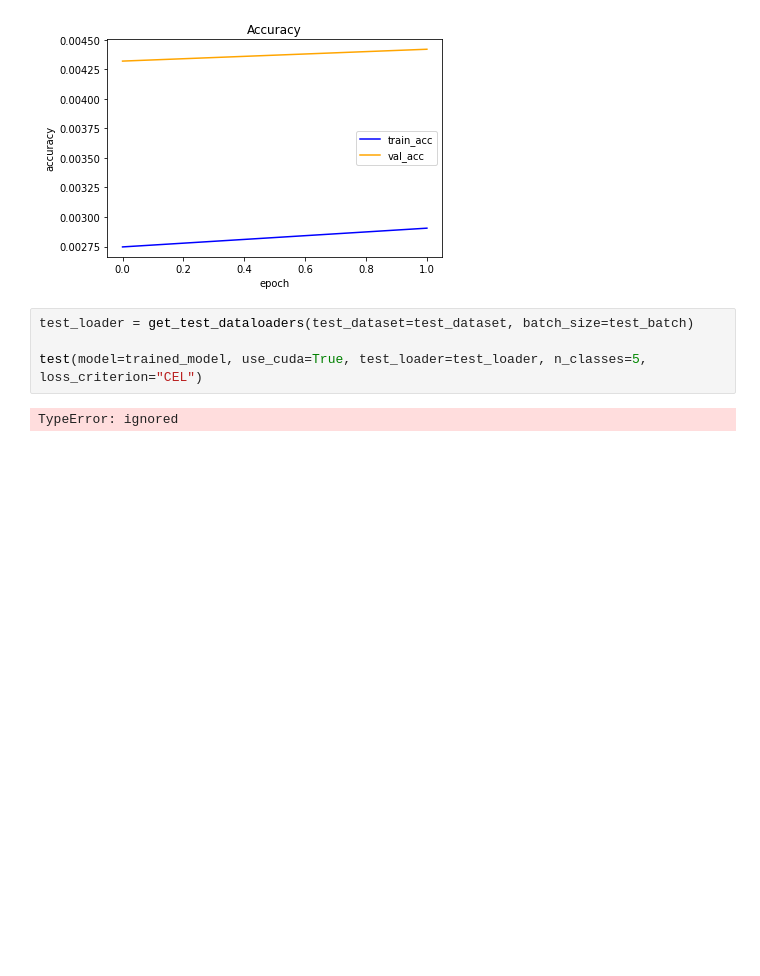
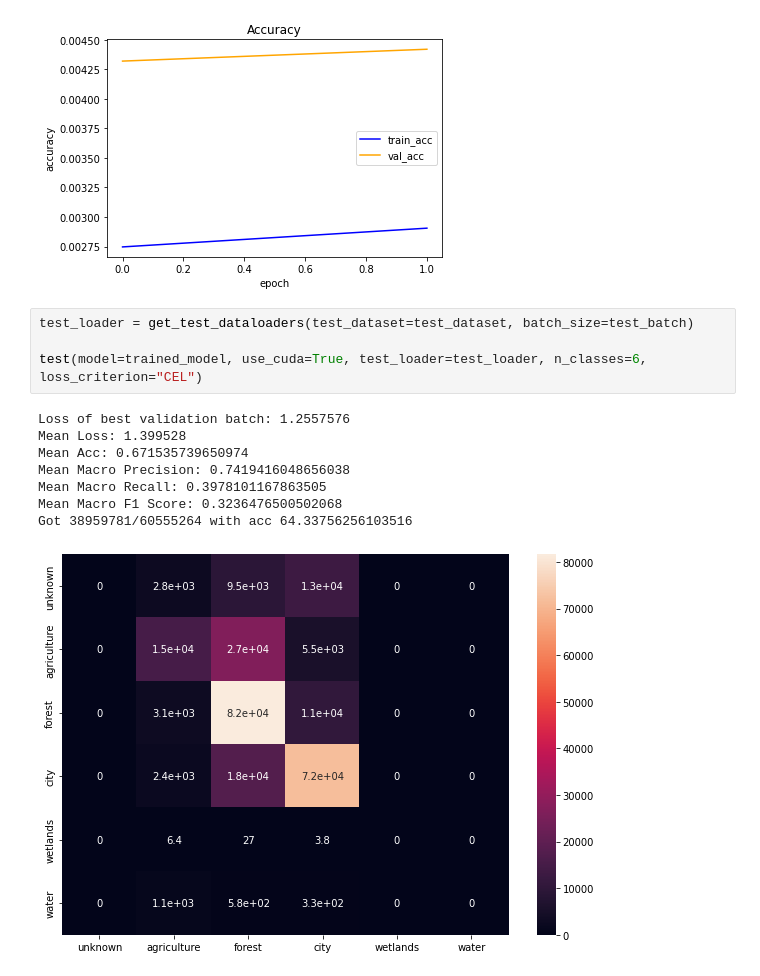
Before and after one commit to cemdaloglu/AML_project, a Jupyter notebook: aml_proj.ipynb, the cells around one changed output. Cells and saved outputs as stored; diff of their text form; blank space fills up the shorter version.

```diff
--- a/aml_proj.ipynb
+++ b/aml_proj.ipynb
@@ -566,6 +503,13 @@ plot_training(total_loss, total_acc)
 # %%
 test_loader = get_test_dataloaders(test_dataset=test_dataset, batch_size=test_batch)
 
-test(model=trained_model, use_cuda=True, test_loader=test_loader, n_classes=5, loss_criterion="CEL")
+test(model=trained_model, use_cuda=True, test_loader=test_loader, n_classes=6, loss_criterion="CEL")
 # %% [output]
-TypeError: ignored
+Loss of best validation batch: 1.2557576
+Mean Loss: 1.399528
+Mean Acc: 0.671535739650974
+Mean Macro Precision: 0.7419416048656038
+Mean Macro Recall: 0.3978101167863505
+Mean Macro F1 Score: 0.3236476500502068
+Got 38959781/60555264 with acc 64.33756256103516
+[figure, added]
```
Also changed, not shown: parts of 1 cell of this notebook.
